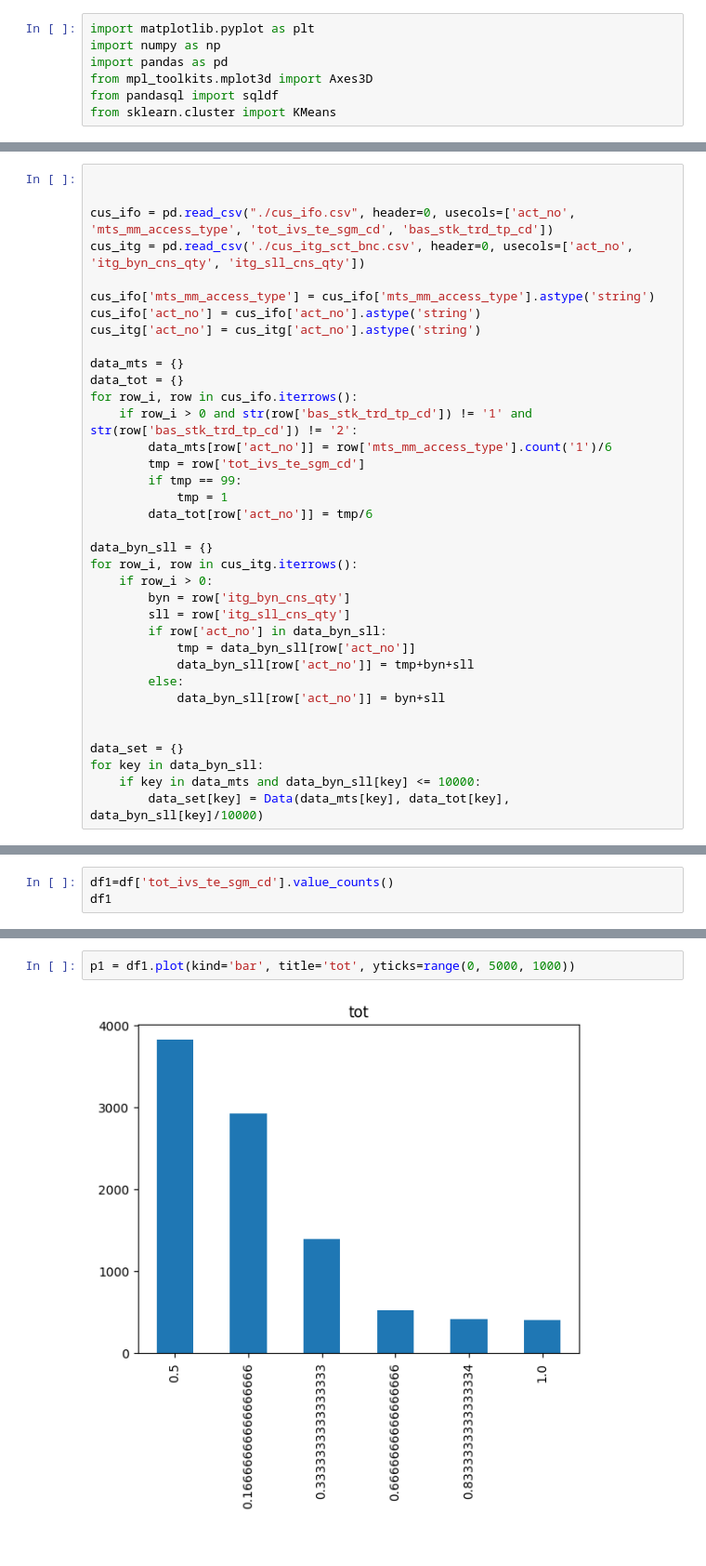
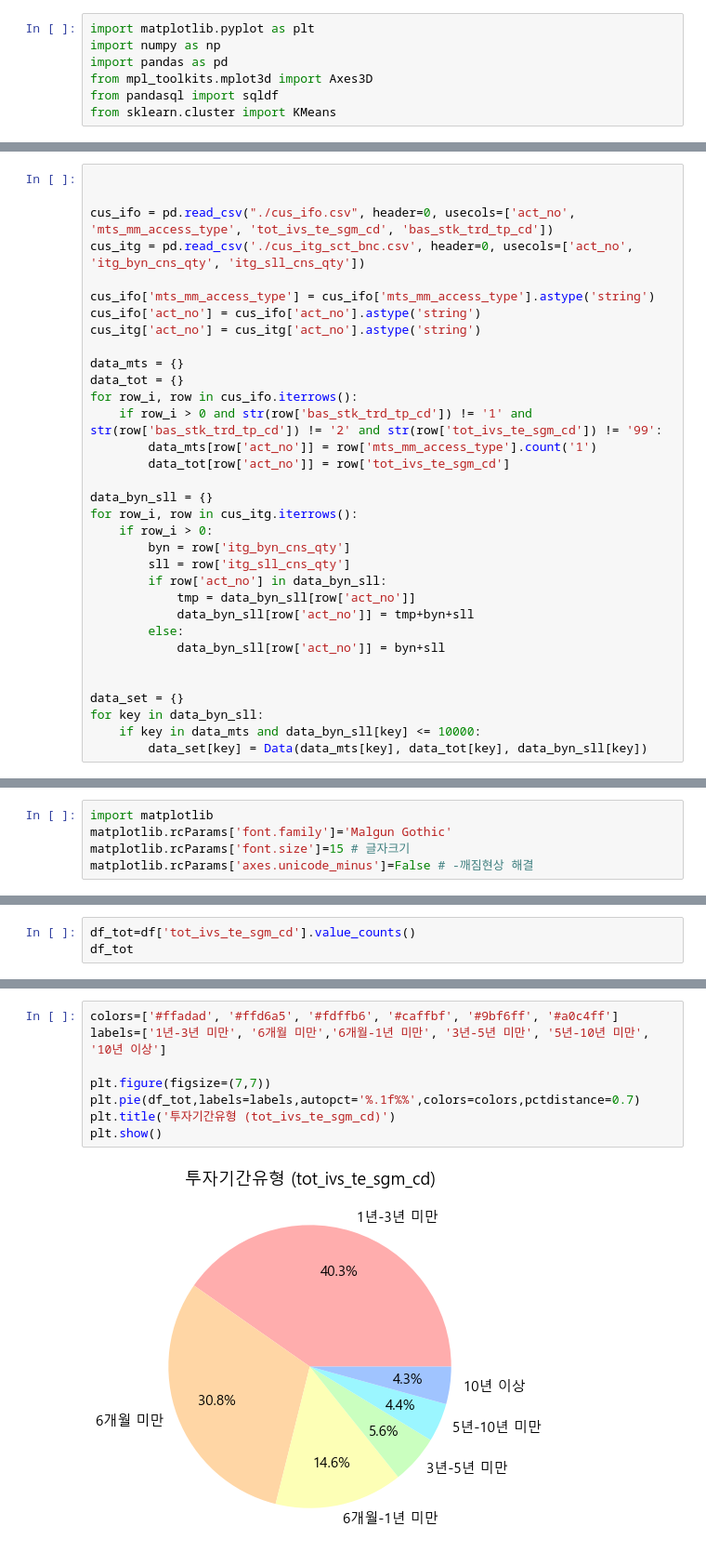
Before and after one commit to Dirtfy/NH_Project, a Jupyter notebook: test.ipynb, the cells around one changed output, grey strips where cells are left out. Shown at 93% size. Cells and saved outputs as stored; diff of their text form.

```diff
--- a/test.ipynb
+++ b/test.ipynb
@@ -59,12 +52,9 @@ cus_itg['act_no'] = cus_itg['act_no'].astype('string')
 data_mts = {}
 data_tot = {}
 for row_i, row in cus_ifo.iterrows():
-    if row_i > 0 and str(row['bas_stk_trd_tp_cd']) != '1' and str(row['bas_stk_trd_tp_cd']) != '2':
-        data_mts[row['act_no']] = row['mts_mm_access_type'].count('1')/6
-        tmp = row['tot_ivs_te_sgm_cd']
-        if tmp == 99:
-            tmp = 1
-        data_tot[row['act_no']] = tmp/6
+    if row_i > 0 and str(row['bas_stk_trd_tp_cd']) != '1' and str(row['bas_stk_trd_tp_cd']) != '2' and str(row['tot_ivs_te_sgm_cd']) != '99':
+        data_mts[row['act_no']] = row['mts_mm_access_type'].count('1')
+        data_tot[row['act_no']] = row['tot_ivs_te_sgm_cd']
 
 data_byn_sll = {}
 for row_i, row in cus_itg.iterrows():
@@ -81,4 +71,4 @@ for row_i, row in cus_itg.iterrows():
 data_set = {}
 for key in data_byn_sll:
     if key in data_mts and data_byn_sll[key] <= 10000:
-        data_set[key] = Data(data_mts[key], data_tot[key], data_byn_sll[key]/10000)
+        data_set[key] = Data(data_mts[key], data_tot[key], data_byn_sll[key])
@@ -106 +91,6 @@ Name: mts_mm_access_type, dtype: int64
+# %%
+import matplotlib
+matplotlib.rcParams['font.family']='Malgun Gothic'
+matplotlib.rcParams['font.size']=15 # 글자크기
+matplotlib.rcParams['axes.unicode_minus']=False # -깨짐현상 해결
 # %%
@@ -110,4 +105,4 @@ p1 = df1.plot(kind='bar', title='mts', yticks=range(0, 7000, 1000))
 # %%
-df1=df['tot_ivs_te_sgm_cd'].value_counts()
-df1
+df_tot=df['tot_ivs_te_sgm_cd'].value_counts()
+df_tot
 # %% [output]
@@ -120,8 +115,14 @@ df1
 Name: tot_ivs_te_sgm_cd, dtype: int64
 # %%
-p1 = df1.plot(kind='bar', title='tot', yticks=range(0, 5000, 1000))
+colors=['#ffadad', '#ffd6a5', '#fdffb6', '#caffbf', '#9bf6ff', '#a0c4ff']
+labels=['1년-3년 미만', '6개월 미만','6개월-1년 미만', '3년-5년 미만', '5년-10년 미만', '10년 이상']
+
+plt.figure(figsize=(7,7))
+plt.pie(df_tot,labels=labels,autopct='%.1f%%',colors=colors,pctdistance=0.7)
+plt.title('투자기간유형 (tot_ivs_te_sgm_cd)')
+plt.show()
 # %% [output]
-[figure, old version]
+[figure, new version]
 # %%
 df1=df['byn_sll'].value_counts()
 df1
```
Also changed, not shown: parts of 26 cells of this notebook.
